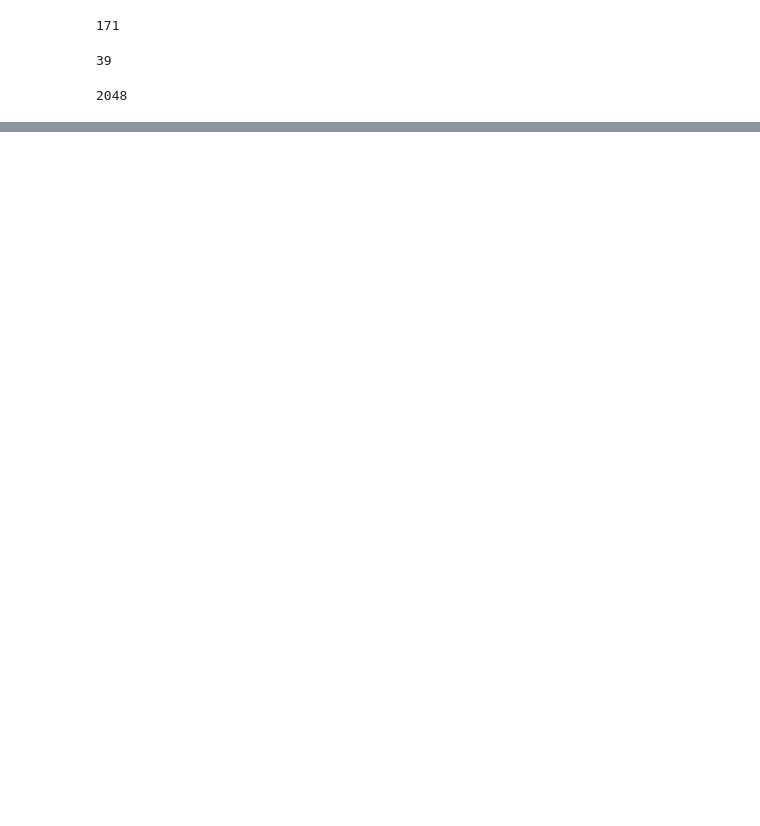
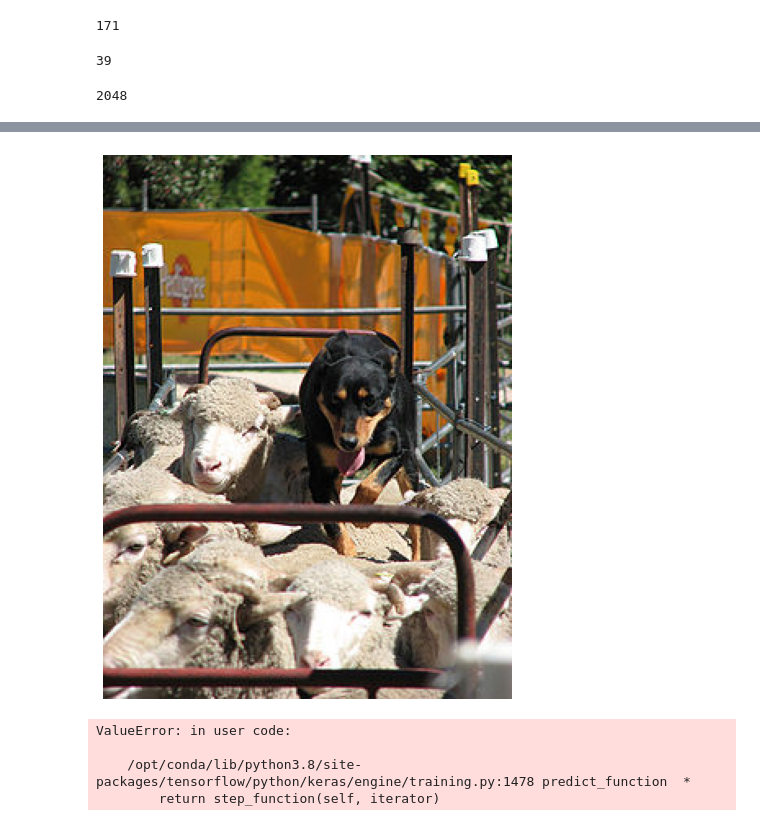
Before and after one commit to CSCI4850/s21-team4-project, a Jupyter notebook: ImageCaptionGenerator.ipynb, the cells around one changed output, grey strips where cells are left out. Saved outputs shown, nothing was run; the diff lists cells and outputs as text; code cells hidden in the pictures; blank space fills up the shorter version.

```diff
--- a/ImageCaptionGenerator.ipynb
+++ b/ImageCaptionGenerator.ipynb
@@ -343,0 +364,50 @@ ValueError: Expect x to be a non-empty array or dataset.
+# %%
+def generate_desc(model, tokenizer, photo, max_len):
+
+    start_text = 'startseq'
+
+    for i in range(max_len):
+
+        tokens = tokenizer.texts_to_sequences([start_text])[0]
+
+        tokens = pad_sequences([tokens], maxlen=max_len)
+
+        pred = model.predict([photo, tokens], verbose=0)
+
+        pred = np.argmax(pred)
+
+        word = word_for_id(pred, tokenizer)
+
+        if word is None:
+            break
+
+        start_text += ' ' + word
+
+        if word == 'endseq':
+            break
+
+    return start_text
+# %%
+img_path = 'xception_example/images/image_1.JPEG'
+img = Image.open(img_path)
+img2 = img.copy()
+img = img.resize((299,299))
+img = np.expand_dims(img, axis=0)
+img = img/127.5
+img = img - 1.0
+pred = xcep.predict(img)
+
+plt.figure(figsize=(10, 10))
+plt.imshow(img2)
+plt.axis('off')
+plt.show()
+
+caption = generate_desc(model, tokenizer, pred, vocab_len)
+caption = caption.strip('startseq').strip('endseq')
+print(caption)
+# %% [output]
+[figure, added]
+ValueError: in user code:
+
+    /opt/conda/lib/python3.8/site-packages/tensorflow/python/keras/engine/training.py:1478 predict_function  *
+        return step_function(self, iterator)
```
Also changed, not shown: parts of 19 cells of this notebook.
